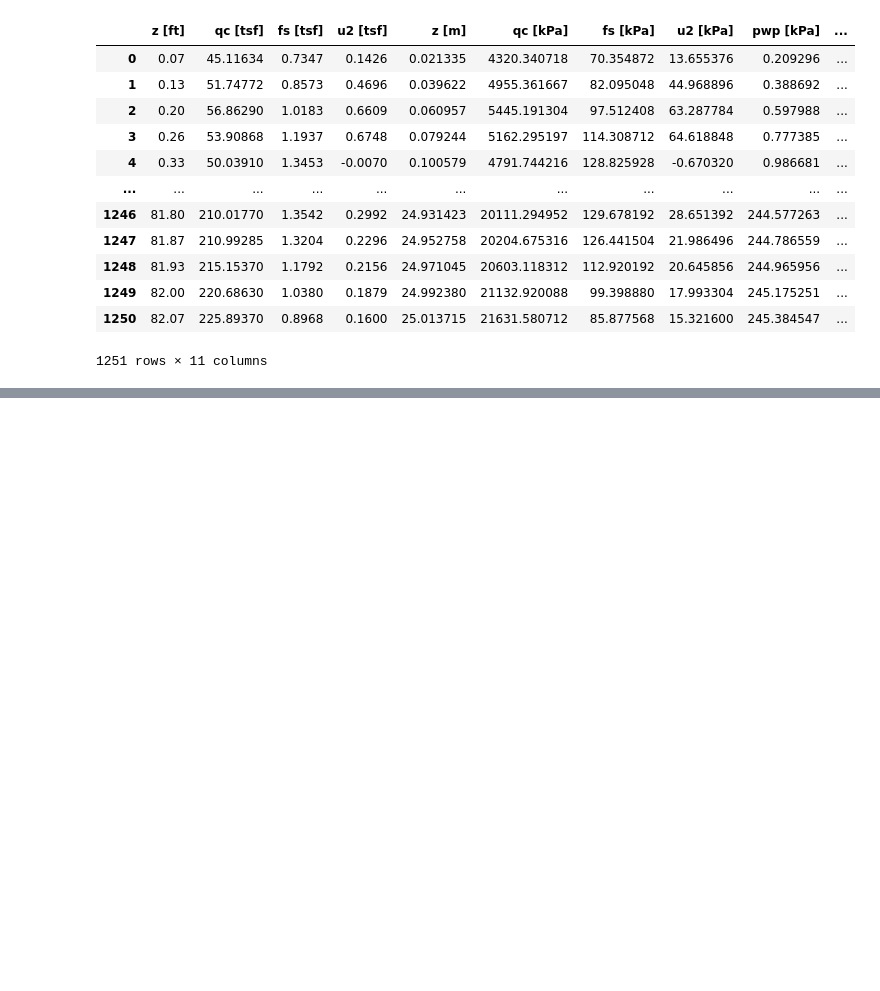
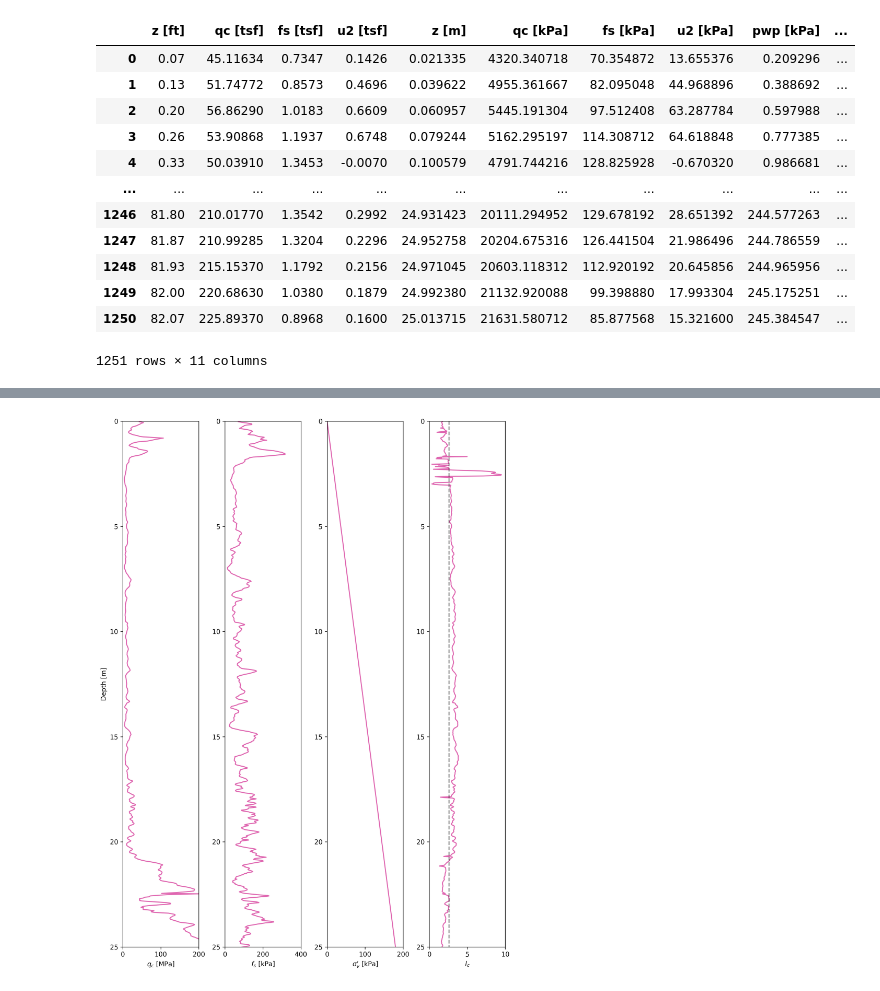
Before and after one commit to bKeungAuyeung/CE444-HW3, a Jupyter notebook: bAuyeung_HW3-code_CE444.ipynb, the cells around one changed output, grey strips where cells are left out. Saved outputs shown, nothing was run; the diff lists cells and outputs as text; code cells hidden in the pictures; blank space fills up the shorter version.

```diff
--- a/bAuyeung_HW3-code_CE444.ipynb
+++ b/bAuyeung_HW3-code_CE444.ipynb
@@ -276,0 +312,30 @@ p6data
+# %%
+# plot values: qt, fs, veStress, Ic
+
+fig, ax = plt.subplots(1,4, figsize=(9,12), tight_layout=True, dpi=300)
+ax[0].plot(p6data['qc [kPa]']/100, p6data['z [m]'], color = "#df65b0", marker='None', linestyle='-', label='qt [MPa]')
+ax[1].plot(p6data['fs [kPa]'], p6data['z [m]'], color = "#df65b0", marker='None', linestyle='-', label='fs [tsf]')
+ax[2].plot(p6data['veStress [kPa]'], p6data['z [m]'], color = "#df65b0", marker='None', linestyle='-', label='veStress [kPa]')
+ax[3].plot(p6data['Ic'], p6data['z [m]'], color = "#df65b0", marker='None', linestyle='-', label='Ic')
+
+# ax[0].vlines(5, 0, 25, color = 'black', alpha =0.5, linestyles = 'dashed')
+ax[3].vlines(2.6, 0, 25, color = 'black', alpha =0.5, linestyles = 'dashed')
+
+for i in range(4):
+    ax[i].set_ylim(0,25)
+    ax[i].invert_yaxis()
+
+ax[0].set_ylabel('Depth [m]')
+ax[0].set_xlabel('$q_c$ [MPa]')
+ax[1].set_xlabel('$f_s$ [kPa]')
+ax[2].set_xlabel("$\\sigma_v'$ [kPa]")
+ax[3].set_xlabel('$I_c$')
+
+ax[0].set_xlim(0, 200)
+ax[1].set_xlim(0, 400)
+ax[2].set_xlim(0, 200)
+ax[3].set_xlim(0, 10)
+
+plt.show()
+# %% [output]
+[figure, added]
```
Also changed, not shown: parts of 5 cells of this notebook.
